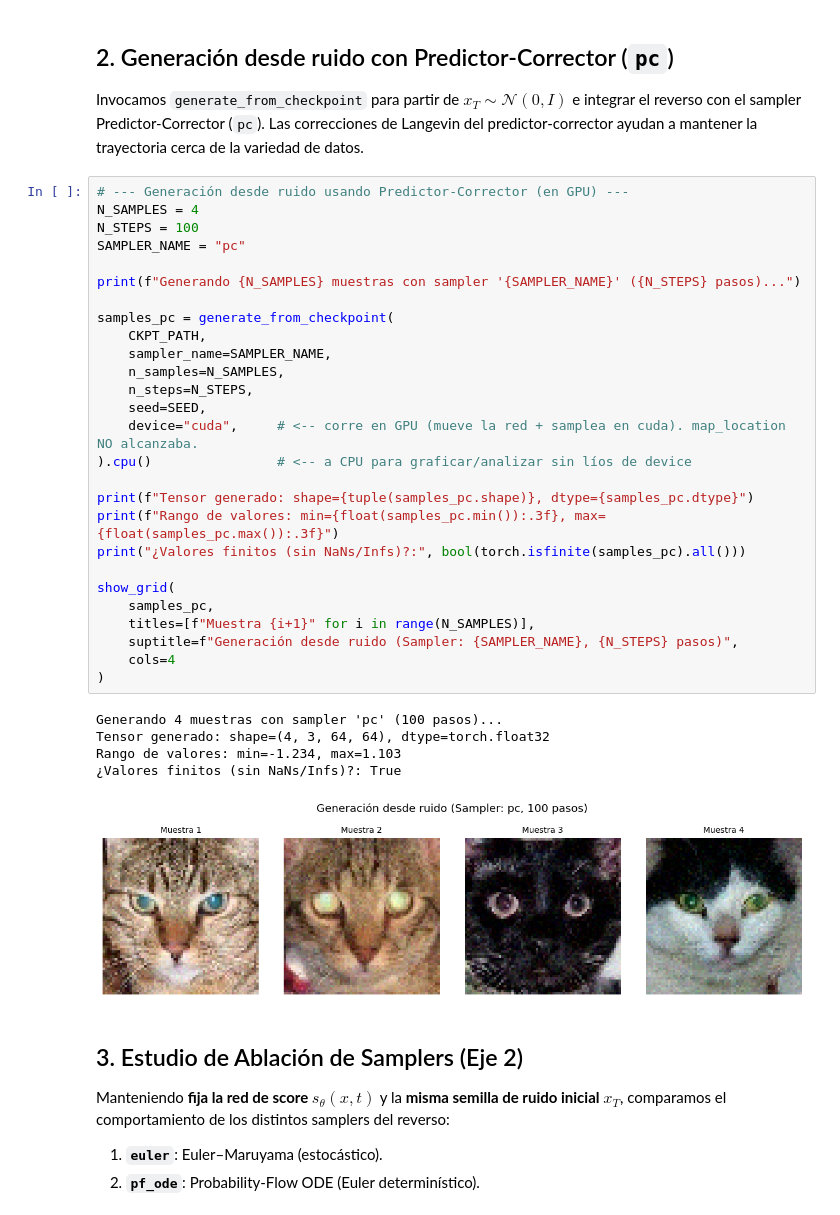
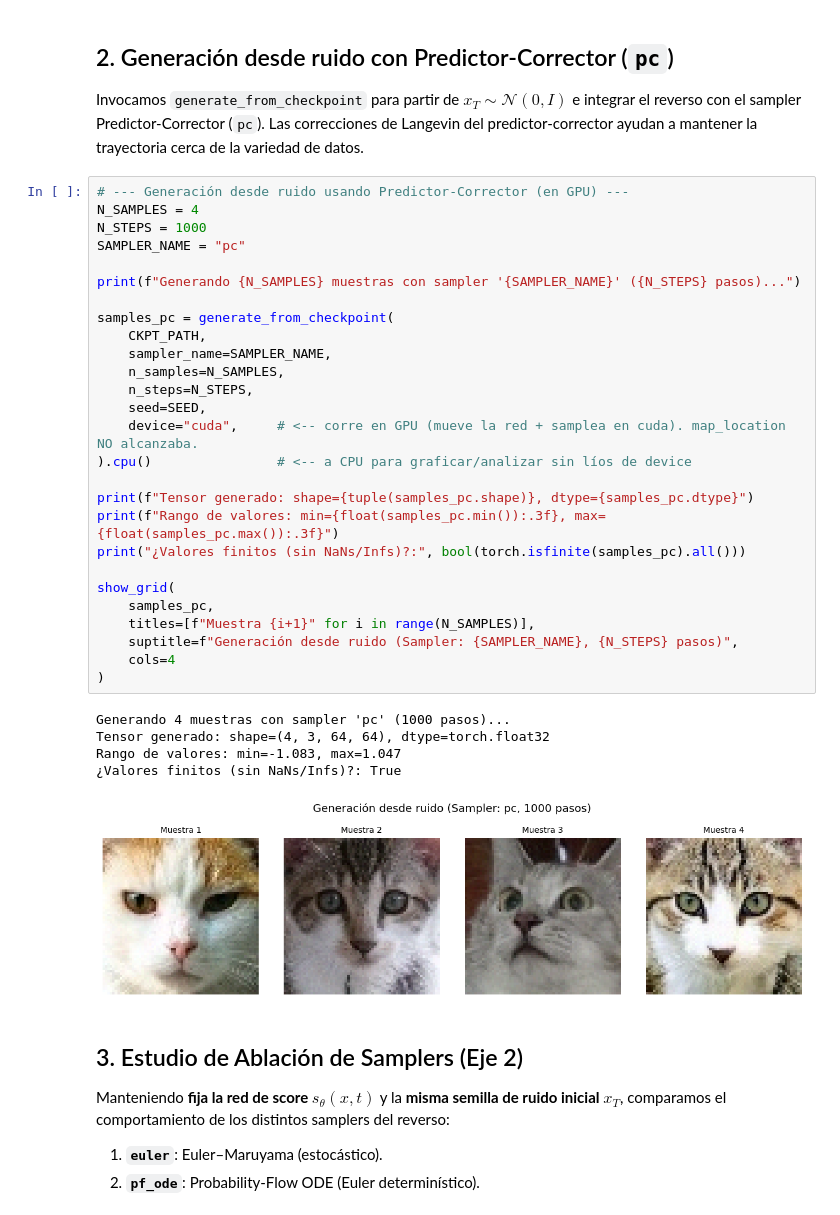
Before and after one commit to bravoivanagustin/diffusion-models, a Jupyter notebook: diffusion-models/notebooks/07_sample_cats_from_checkpoint.ipynb, the cells around one changed output. Saved outputs shown, nothing was run; the diff lists cells and outputs as text.

```diff
--- a/diffusion-models/notebooks/07_sample_cats_from_checkpoint.ipynb
+++ b/diffusion-models/notebooks/07_sample_cats_from_checkpoint.ipynb
@@ -147,36 +148,36 @@ Las correcciones de Langevin del predictor-corrector ayudan a mantener la trayec
 # %%
 # --- Generación desde ruido usando Predictor-Corrector (en GPU) ---
 N_SAMPLES = 4
-N_STEPS = 100
+N_STEPS = 1000
 SAMPLER_NAME = "pc"
 
 print(f"Generando {N_SAMPLES} muestras con sampler '{SAMPLER_NAME}' ({N_STEPS} pasos)...")
 
 samples_pc = generate_from_checkpoint(
     CKPT_PATH,
     sampler_name=SAMPLER_NAME,
     n_samples=N_SAMPLES,
     n_steps=N_STEPS,
     seed=SEED,
     device="cuda",     # <-- corre en GPU (mueve la red + samplea en cuda). map_location NO alcanzaba.
 ).cpu()                # <-- a CPU para graficar/analizar sin líos de device
 
 print(f"Tensor generado: shape={tuple(samples_pc.shape)}, dtype={samples_pc.dtype}")
 print(f"Rango de valores: min={float(samples_pc.min()):.3f}, max={float(samples_pc.max()):.3f}")
 print("¿Valores finitos (sin NaNs/Infs)?:", bool(torch.isfinite(samples_pc).all()))
 
 show_grid(
     samples_pc,
     titles=[f"Muestra {i+1}" for i in range(N_SAMPLES)],
     suptitle=f"Generación desde ruido (Sampler: {SAMPLER_NAME}, {N_STEPS} pasos)",
     cols=4
 )
 # %% [output]
-Generando 4 muestras con sampler 'pc' (100 pasos)...
+Generando 4 muestras con sampler 'pc' (1000 pasos)...
 Tensor generado: shape=(4, 3, 64, 64), dtype=torch.float32
-Rango de valores: min=-1.234, max=1.103
+Rango de valores: min=-1.083, max=1.047
 ¿Valores finitos (sin NaNs/Infs)?: True
-[figure, old version]
+[figure, new version]
 # %% [markdown]
 ## 3. Estudio de Ablación de Samplers (Eje 2)
 
```
Also changed, not shown: parts of 5 cells of this notebook, 2 other files.
